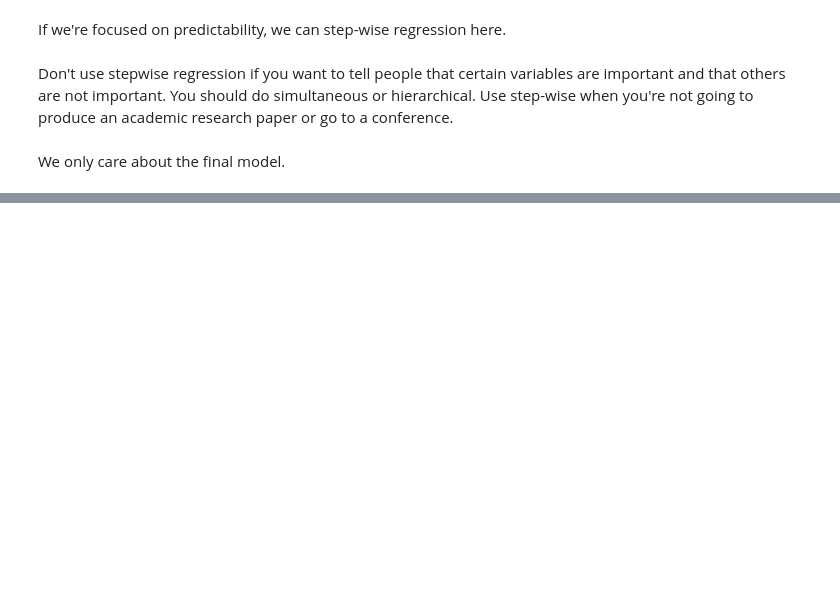
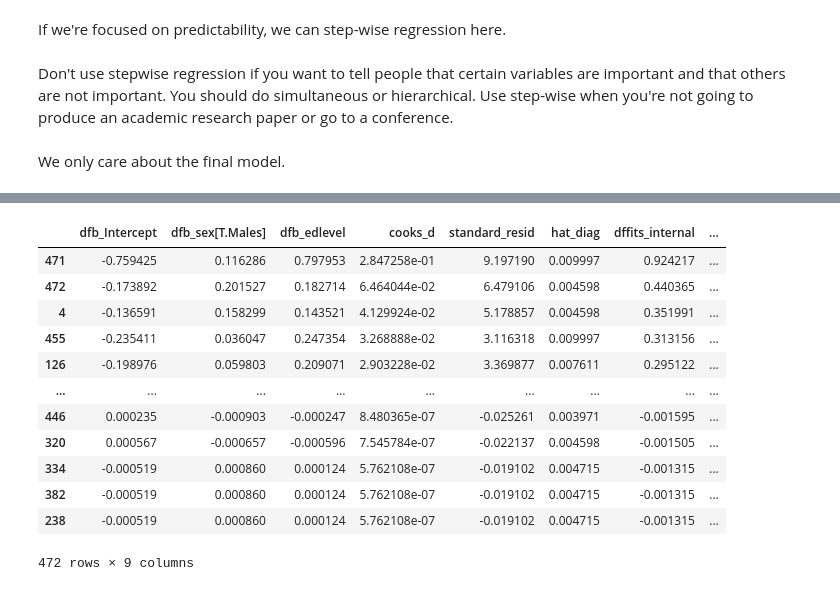
Before and after one commit to green-fruit-2/MachineLearningFoundations, a Jupyter notebook: LinearRegression/LinearRegression.ipynb, the cells around one changed output, grey strips where cells are left out. Cells and saved outputs as stored; diff of their text form; code cells hidden in the pictures; blank space fills up the shorter version.

Commit message:
spotting problems and taking corrective action thru PCAand statistics on diagnosing outlier and influential points like Cook's distance and studentized residuals

```diff
--- a/LinearRegression/LinearRegression.ipynb
+++ b/LinearRegression/LinearRegression.ipynb
@@ -1130,0 +1256,26 @@ We only care about the final model.
+# %%
+m = ols('salbeg ~ sex + edlevel', mw_bank).fit()
+infl = m.get_influence()
+sm_fr = infl.summary_frame()
+# %%
+# check the top entries to see if the Cook's distance is vastly different
+# if so, the gap in distance may indicate an influential data point
+# the beta coefficients allow us to see the impact of including/removing a particular case
+
+# studentized residual - the value if we ran a t-test using this point against all other points
+# creating a column called "T" and zero all the values, except for this case
+sm_fr.sort_values('cooks_d', ascending=False, axis=0)
+# %% [output]
+|  | dfb_Intercept | dfb_sex[T.Males] | dfb_edlevel | cooks_d | standard_resid | hat_diag | dffits_internal | ... |
+| 471 | -0.759425 | 0.116286 | 0.797953 | 2.847258e-01 | 9.197190 | 0.009997 | 0.924217 | ... |
+| 472 | -0.173892 | 0.201527 | 0.182714 | 6.464044e-02 | 6.479106 | 0.004598 | 0.440365 | ... |
+| 4 | -0.136591 | 0.158299 | 0.143521 | 4.129924e-02 | 5.178857 | 0.004598 | 0.351991 | ... |
+| 455 | -0.235411 | 0.036047 | 0.247354 | 3.268888e-02 | 3.116318 | 0.009997 | 0.313156 | ... |
+| 126 | -0.198976 | 0.059803 | 0.209071 | 2.903228e-02 | 3.369877 | 0.007611 | 0.295122 | ... |
+| ... | ... | ... | ... | ... | ... | ... | ... | ... |
+| 446 | 0.000235 | -0.000903 | -0.000247 | 8.480365e-07 | -0.025261 | 0.003971 | -0.001595 | ... |
+| 320 | 0.000567 | -0.000657 | -0.000596 | 7.545784e-07 | -0.022137 | 0.004598 | -0.001505 | ... |
+| 334 | -0.000519 | 0.000860 | 0.000124 | 5.762108e-07 | -0.019102 | 0.004715 | -0.001315 | ... |
+| 382 | -0.000519 | 0.000860 | 0.000124 | 5.762108e-07 | -0.019102 | 0.004715 | -0.001315 | ... |
+| 238 | -0.000519 | 0.000860 | 0.000124 | 5.762108e-07 | -0.019102 | 0.004715 | -0.001315 | ... |
+472 rows × 9 columns
```
Also changed, not shown: parts of 36 cells of this notebook.
